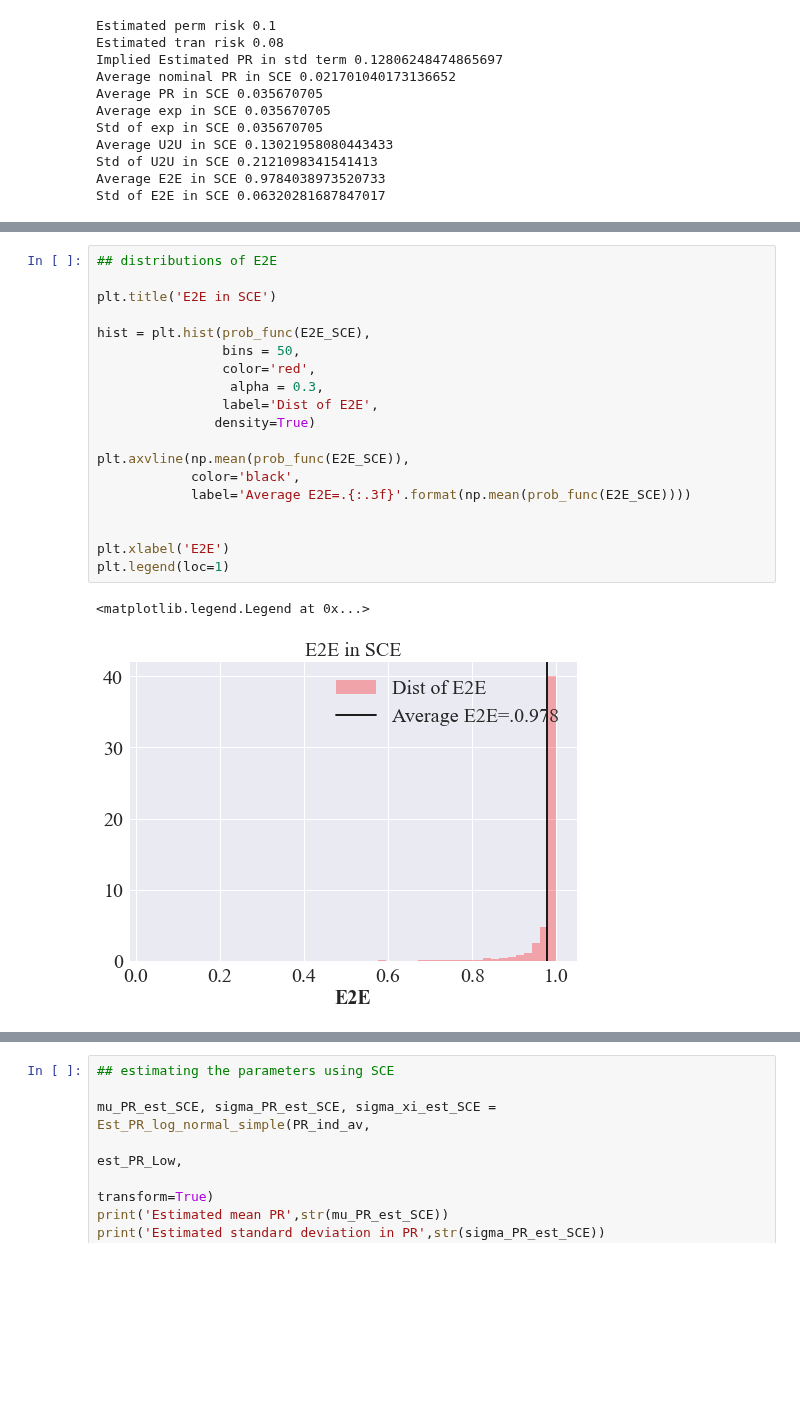
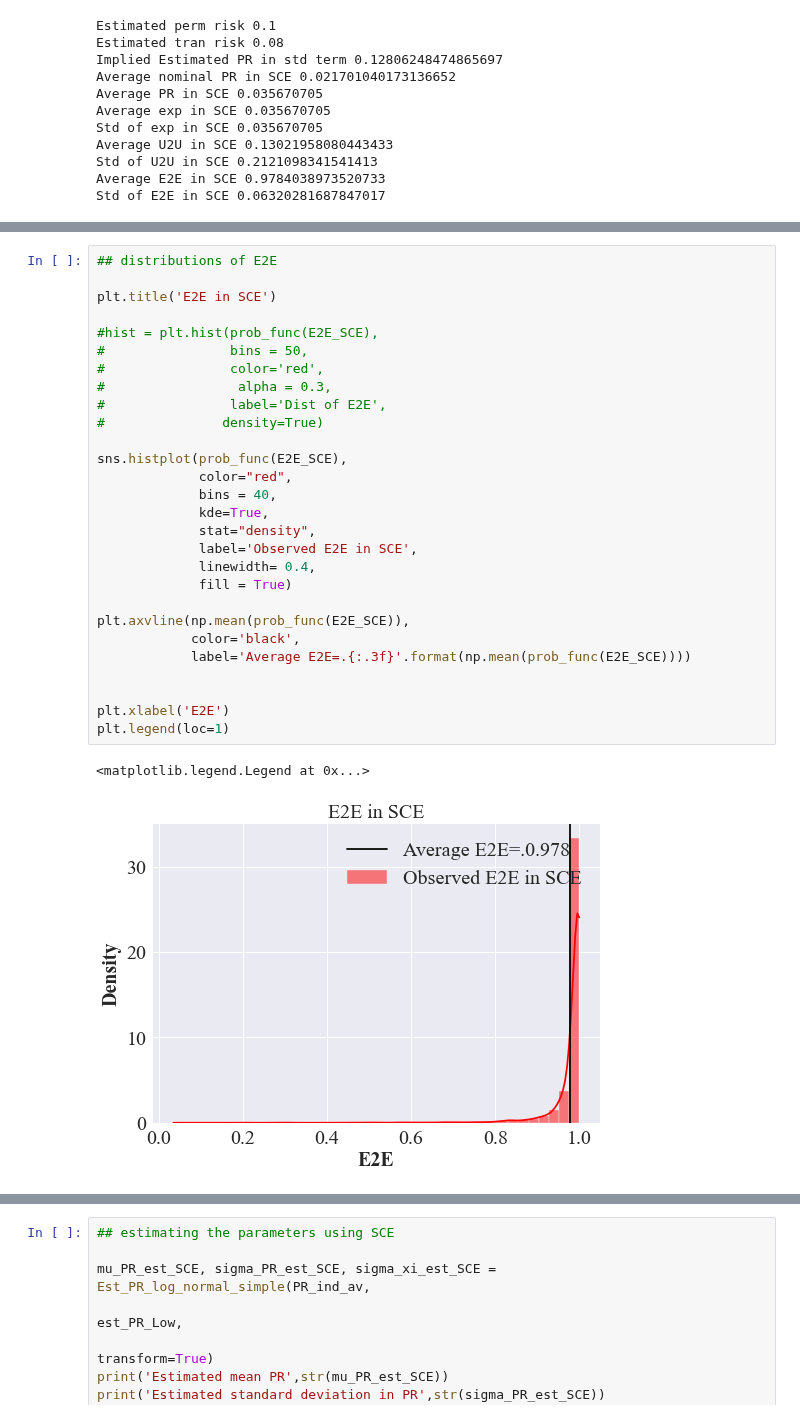
Before and after one commit to iworld1991/PIR, a Jupyter notebook: WorkingFolder/PythonCode/HeterogeneousRisksEstMain.ipynb, the cells around one changed output, grey strips where cells are left out. Cells and saved outputs as stored; diff of their text form; blank space fills up the shorter version.

```diff
--- a/WorkingFolder/PythonCode/HeterogeneousRisksEstMain.ipynb
+++ b/WorkingFolder/PythonCode/HeterogeneousRisksEstMain.ipynb
@@ -306,23 +328,32 @@ plt.legend(loc=3)
 # %%
 ## distributions of E2E
 
 plt.title('E2E in SCE')
 
-hist = plt.hist(prob_func(E2E_SCE),
-                bins = 50,
-                color='red',
-                 alpha = 0.3,
-                label='Dist of E2E',
-               density=True)
+#hist = plt.hist(prob_func(E2E_SCE),
+#                bins = 50,
+#                color='red',
+#                 alpha = 0.3,
+#                label='Dist of E2E',
+#               density=True)
+
+sns.histplot(prob_func(E2E_SCE),
+             color="red",
+             bins = 40,
+             kde=True,
+             stat="density",
+             label='Observed E2E in SCE',
+             linewidth= 0.4,
+             fill = True)
 
 plt.axvline(np.mean(prob_func(E2E_SCE)),
             color='black',
             label='Average E2E=.{:.3f}'.format(np.mean(prob_func(E2E_SCE))))
 
 
 plt.xlabel('E2E')
 plt.legend(loc=1)
 # %% [output]
 <matplotlib.legend.Legend at 0x...>
-[figure, old version]
+[figure, new version]
 # %% [markdown]
```
Also changed, not shown: parts of 13 cells of this notebook, 1 other file.
